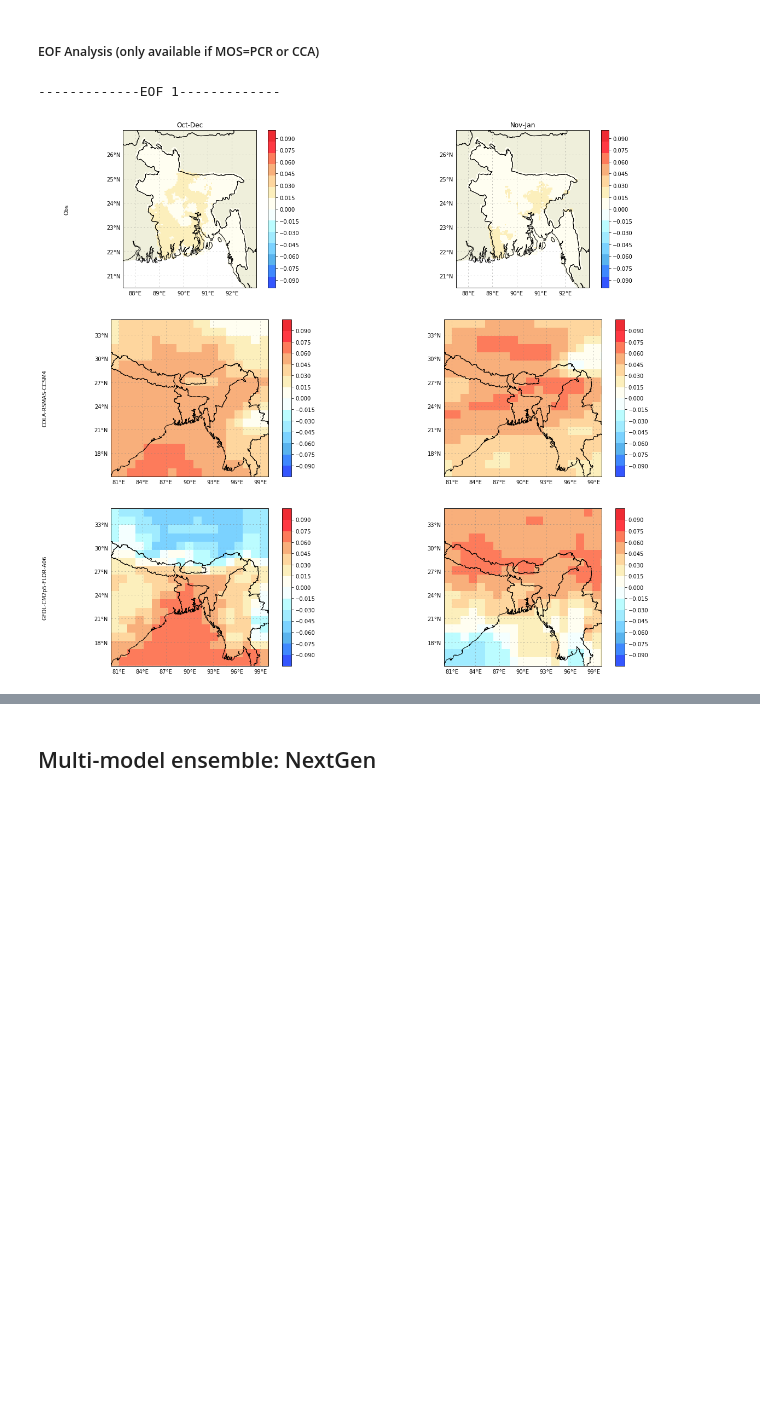
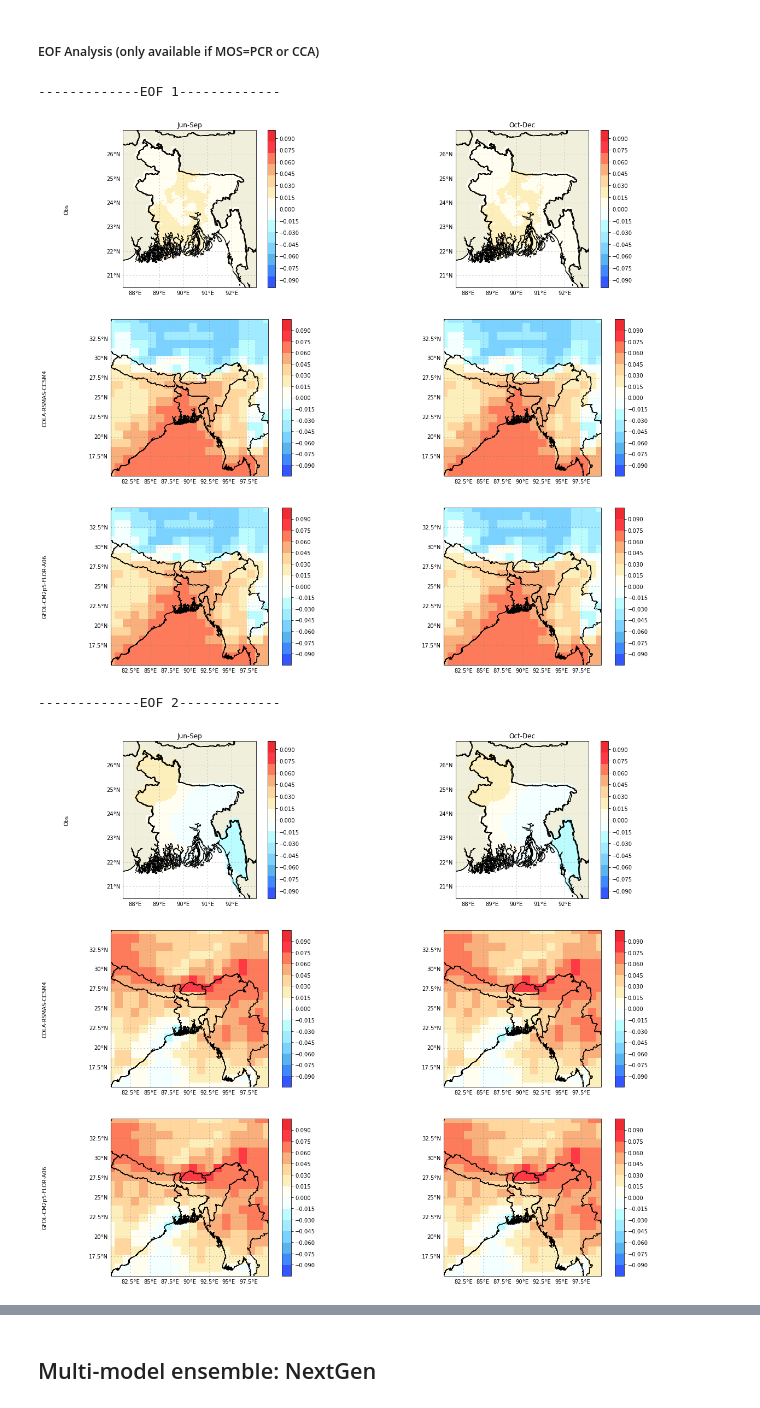
Before and after one commit to nachiketaacharya/PyCPT_Seasonal, a Jupyter notebook: pycpt_seasonal.ipynb, the cells around one changed output, grey strips where cells are left out. Cells and saved outputs as stored; diff of their text form; code cells hidden in the pictures; blank space fills up the shorter version.

```diff
--- a/pycpt_seasonal.ipynb
+++ b/pycpt_seasonal.ipynb
@@ -27,13 +27,15 @@ Part of the effort to develop PyCPT is funded by the Columbia World Project "Ada
 ### Namelist section
 # %%
 ########Work name (name of the work folder; e.g., one word followed by "_seasonal":)
-work = 'Test4'
+work = 'Test_1'
 
 ########Some folder and file options:
 # Where do you want to make the work folder-- this should already exist!!!
 workdir = "/Users/kylehall/Projects/PyCPT/PyCPT-Dev/"
 # PATH to CPT directory (folder containing CPT.x)
 cptdir='/Users/kylehall/CPT/16.5.8/'
+shp_file = '/Users/kylehall/Projects/PyCPT/PyCPT-Dev/local/sascof_boundary_final.shp' #path from pycpt_functions_seasonal.py to your shape file
+use_default = 'True' #Make False to turn off default country boundaries
 
 ########Model (choose one, a subset or all models:
 #CMC1-CanCM3, CMC2-CanCM4,  COLA-RSMAS-CCSM4*, GFDL-CM2p5-FLOR-A06*, GFDL-CM2p5-FLOR-B01*,GFDL-CM2p1-aer04*, NASA-GEOSS2S*, NCEP-CFSv2*)
@@ -58,7 +60,7 @@ ymodes_min = 2
 ymodes_max = 10
 ccamodes_min = 1
 ccamodes_max = 5
-nmodes = 1 #number of EOF modes to compute
+eofmodes = 3 #number of EOF modes to compute
 
 ########Predictand (choose between PRCP, RFREQ)
 PREDICTAND='PRCP'
@@ -70,18 +72,18 @@ PREDICTOR='PRCP'
 ########Target seasons and related parameters
 ##If more targets, increase the arrays accordingly
 #mons=['Jan','Feb','Mar','Apr','May','Jun','Jul','Aug','Sep','Oct','Nov','Dec']
-mons=['Sep', 'Oct']#, 'Nov', 'Dec']
-tgti='1.5'  #S: start for the DL
-tgtf='3.5'   #S: end for the DL
+mons=[ 'May', 'Sep']
+tgti=['1.5', '1.5']  #S: start for the DL
+tgtf=['4.5', '3.5']   #S: end for the DL
 #for now, just write the target period (for DL)
 #tgts=['Feb-Apr','Mar-May','Apr-Jun','May-Jul','Jun-Aug','Jul-Sep','Aug-Oct','Sep-Nov','Oct-Dec','Nov-Jan','Dec-Feb','Jan-Mar']
-tgts=['Oct-Dec','Nov-Jan']#, 'Dec-Feb', 'Jan-Mar']
+tgts=['Jun-Sep', 'Oct-Dec']
 
 tini = 1982
 tend = 2009
 
 ########Forecast date
-monf=['Sep','Oct']#, 'Nov', 'Dec'] 	# Initialization month
+monf=['May', 'Sep'] 	# Initialization month
 fyr=2019 	# Forecast year
 
 ########Switches:
@@ -120,6 +122,8 @@ from cartopy.mpl.gridliner import LONGITUDE_FORMATTER, LATITUDE_FORMATTER
 import calendar
 import platform
 
+
+pycpt = PyCPT_Args(cptdir, models, met, obs, station, MOS, xmodes_min, xmodes_max, ymodes_min, ymodes_max, ccamodes_min, ccamodes_max, eofmodes, PREDICTAND, PREDICTOR, mons, tgti, tgtf, tgts, tini, tend, monf, fyr, force_download, nla1, sla1, wlo1, elo1, nla2, sla2, wlo2, elo2, shp_file, use_default)
 setup_directories(work, workdir, force_download, cptdir)
 # %% [markdown]
 ## Check if domains are ok --if you don't like them, go back to the namelist and modify them
@@ -133,23 +147,21 @@ pltdomain(wlo1,elo1,nla1,sla1,wlo2,elo2,nla2,sla2)
 # %%
 
 #If downloadling data from several models, this section might take a while to be done
-for model in models:
-    print('\n\n\n--------Starting process for '+model+'--------')
-    for i in range(len(mons)):
-        tar, mon = tgts[i], mons[i]
+for model in range(len(models)):
+    print('\n\n\n--------Starting process for '+models[model]+'--------')
+    for tgt in range(len(mons)):
 
         ########Set Up Useful Variables Automatically - tini & tend may change based on tgt
-        rainfall_frequency, threshold_pctle, wetday_threshold, obs_source, hdate_last,\
-        mpref, L, ntrain, fprefix, nmonths, ndays, file, NGMOS = setup_params(PREDICTOR,obs,MOS,tini,tend, tgts[i])
+        pycpt.setupParams(tgt)
 
         #download input files for CPT
-        PrepFiles(fprefix, PREDICTAND, threshold_pctle, wlo1, wlo2,elo1, elo2, sla1, sla2, nla1, nla2, tgti, tgtf, mon, monf[i], fyr, os, wetday_threshold, tar, model, obs_source, hdate_last, force_download,station,ndays, nmonths, tini, tend)
+        pycpt.prepFiles(tgt, model)
 
         #write CPT input script automatically
-        CPTscript(model,PREDICTAND, mon,monf[i], fyr, nla1,sla1,wlo1,elo1,nla2,sla2,wlo2,elo2,fprefix,mpref,tar,ntrain,MOS,station, xmodes_min, xmodes_max, ymodes_min, ymodes_max, ccamodes_min, ccamodes_max, tini, tend)
+        pycpt.CPTscript(tgt, model)
 
         #run CPT
-        RunCPT(cptdir, model, tar, mon)
+        pycpt.run(tgt, model)
 # %% [output]
 --------Starting process for COLA-RSMAS-CCSM4--------
 Predictand is Rainfall Total (mm)
@@ -182,8 +194,10 @@ Pearson
 # %%
 # Skill scores loop
 if MOS in ['PCR', 'CCA']:
-    for imod in range(nmodes):
-        plteofs(models,PREDICTAND,imod,nmodes,wlo1,elo1,sla1,nla1,fprefix,mpref,tgts, mons,tgts,fyr, obs)
+    for imod in range(eofmodes):
+        pycpt.plteofs(imod)
 # %% [output]
 -------------EOF 1-------------
-[figure, old version]
+[figure, new version]
+-------------EOF 2-------------
+[figure, added]
```
Also changed, not shown: parts of 10 cells of this notebook, 1 other file.
